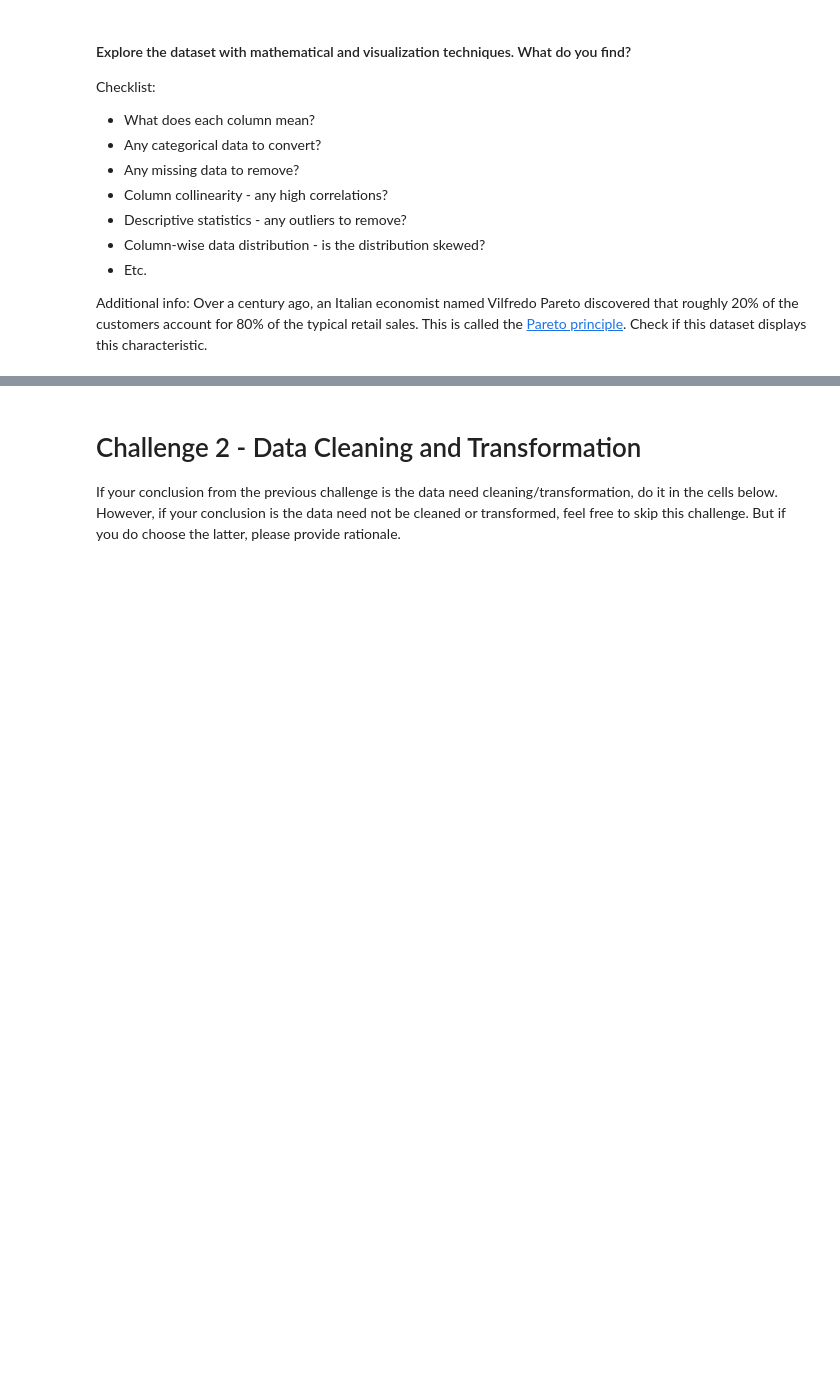
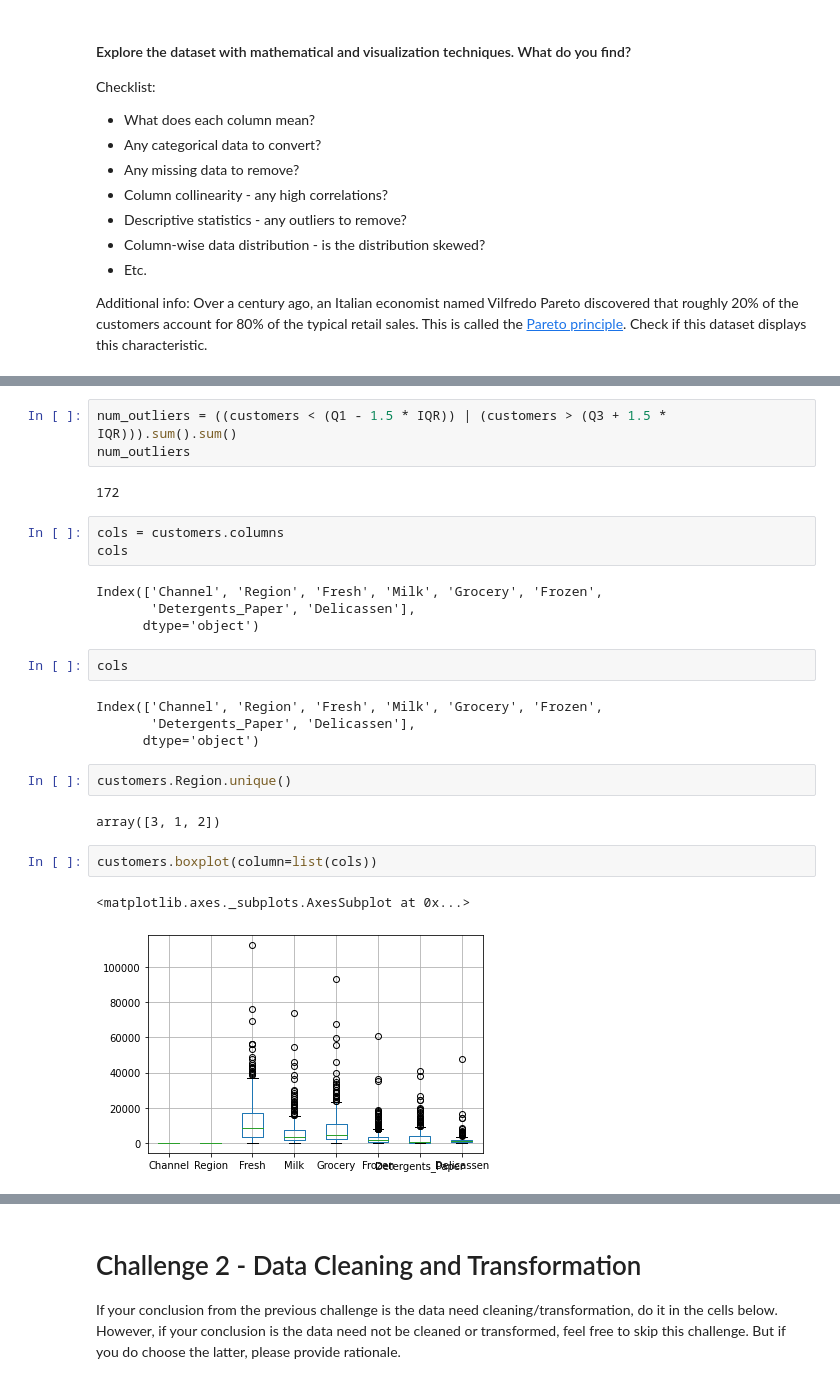
Before and after one commit to herreradelduque/dataptmad1019, a Jupyter notebook: module-3/lab-unsupervised-learning/your-code/main.ipynb, the cells around one changed output, grey strips where cells are left out. Saved outputs shown, nothing was run; the diff lists cells and outputs as text; blank space fills up the shorter version.

```diff
--- a/module-3/lab-unsupervised-learning/your-code/main.ipynb
+++ b/module-3/lab-unsupervised-learning/your-code/main.ipynb
@@ -40,0 +91,27 @@ Additional info: Over a century ago, an Italian economist named Vilfredo Pareto
+# %%
+num_outliers = ((customers < (Q1 - 1.5 * IQR)) | (customers > (Q3 + 1.5 * IQR))).sum().sum()
+num_outliers
+# %% [output]
+172
+# %%
+cols = customers.columns
+cols
+# %% [output]
+Index(['Channel', 'Region', 'Fresh', 'Milk', 'Grocery', 'Frozen',
+       'Detergents_Paper', 'Delicassen'],
+      dtype='object')
+# %%
+cols
+# %% [output]
+Index(['Channel', 'Region', 'Fresh', 'Milk', 'Grocery', 'Frozen',
+       'Detergents_Paper', 'Delicassen'],
+      dtype='object')
+# %%
+customers.Region.unique()
+# %% [output]
+array([3, 1, 2])
+# %%
+customers.boxplot(column=list(cols))
+# %% [output]
+<matplotlib.axes._subplots.AxesSubplot at 0x...>
+[figure, added]
```
Also changed, not shown: parts of 36 cells of this notebook.
